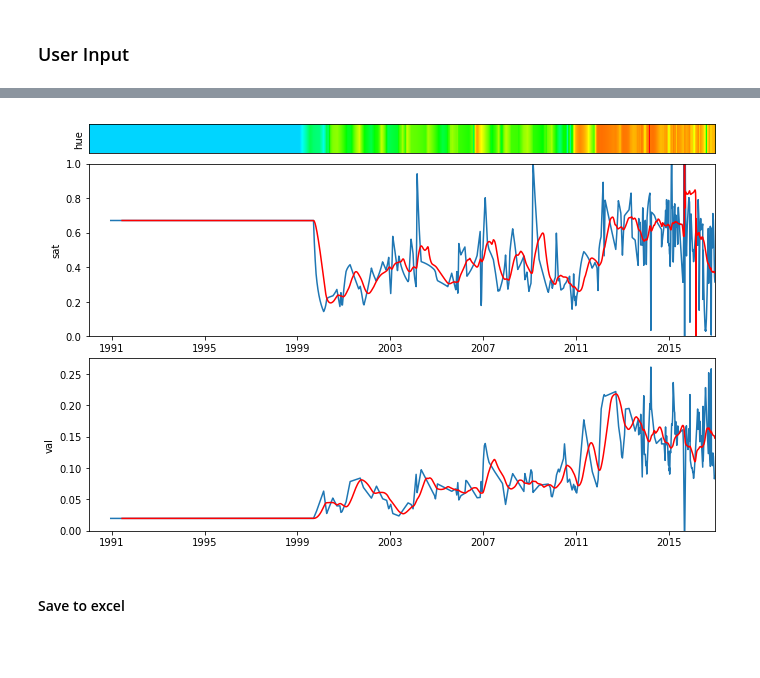
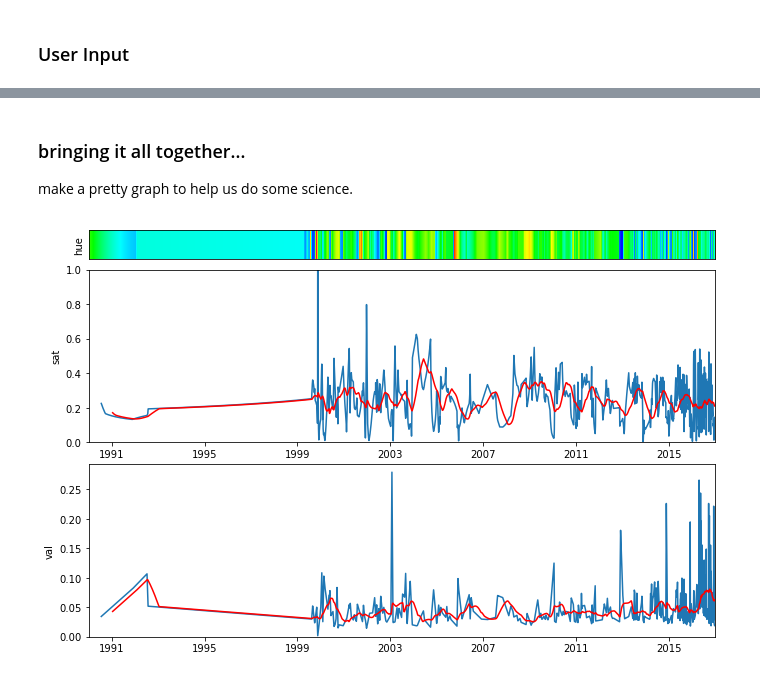
Before and after one commit to samsammurphy/ee-atmcorr-timeseries, a Jupyter notebook: jupyter_notebooks/ee-atmcorr-timeseries.ipynb, the cells around one changed output, grey strips where cells are left out. Saved outputs shown, nothing was run; the diff lists cells and outputs as text; code cells hidden in the pictures; blank space fills up the shorter version.

```diff
--- a/jupyter_notebooks/ee-atmcorr-timeseries.ipynb
+++ b/jupyter_notebooks/ee-atmcorr-timeseries.ipynb
@@ -48,12 +43,8 @@ from plots import plot_timeseries
 ### User Input
 # %%
 # read kml file
-# geom = read_kml('RED_LAKES.kml', target)# <-- Earth Engine geometry
-
-target = 'Lake Nyos'
-geom = ee.Geometry.Point( 10.298638,   6.437937).buffer(400)
-# target = 'Kelimutu_TAP'
-# geom = ee.Geometry.Point(121.81734, -8.768961).buffer(150)
+target = 'Vico'
+geom = read_kml('RED_LAKES.kml', target)
 
 # start and end of time series
 startDate = '1990-01-01'# YYYY-MM-DD
@@ -61,7 +52,5 @@ stopDate  = '2017-01-01'# YYYY-MM-DD
 
 # satellite missions
 missions = ['Sentinel2', 'Landsat8', 'Landsat7', 'Landsat5', 'Landsat4']
-
-# cloud and cloud shadow mask?
-removeClouds = True
+# missions = ['Landsat4']
 # %% [markdown]
@@ -160,18 +58,0 @@ Resample the data into daily intervals, interpolate between data points and clip
-# %%
-def postProcessing(allTimeSeries):
-
-    # create a dataframe
-    df = pd.DataFrame.from_dict(allTimeSeries)
-
-    # timestamp as index
-    df.index = [pd.datetime.utcfromtimestamp(t) for t in allTimeSeries['timeStamp']]
-    df = df.drop('timeStamp', axis=1)
-
-    # resample to daily
-    daily = df.resample('D').mean()
-
-    # fill in NaNs
-    interpolated = daily.interpolate().ffill().bfill()
-
-    # clip time series
-    return interpolated.truncate(before=startDate, after=stopDate)
@@ -189,0 +59,2 @@ DF['val'] = [colorsys.rgb_to_hsv(x[0], x[1], x[2])[2] for x in rgb]
+# %%
+allTimeSeries = timeSeries(target, geom, startDate, stopDate, missions)
@@ -190,2 +66,4 @@ DF['val'] = [colorsys.rgb_to_hsv(x[0], x[1], x[2])[2] for x in rgb]
+# %%
+DF = postProcessing(allTimeSeries, startDate, stopDate)
 # %% [markdown]
 ### Hue Stretch
@@ -240,9 +72,0 @@ def plot_timeseries(ax, name, ylim=False):
-# %%
-fig, axH, axS, axV = figure_plotting_space()
-plot_colorbar(axH,[hue_stretch], ylabel='hue')
-plot_timeseries(axS,'sat', ylim=[0,1])
-plot_timeseries(axV,'val')
-# %% [output]
-[figure, removed]
-# %% [markdown]
-#### Save to excel
@@ -259,0 +73,7 @@ plot_timeseries(axV,'val')
+# %% [markdown]
+### bringing it all together...
+make a pretty graph to help us do some science.
+# %%
+plotTimeSeries(DF, hue_stretch, startDate, stopDate)
+# %% [output]
+[figure, added]
```
Also changed, not shown: parts of 23 cells of this notebook.
